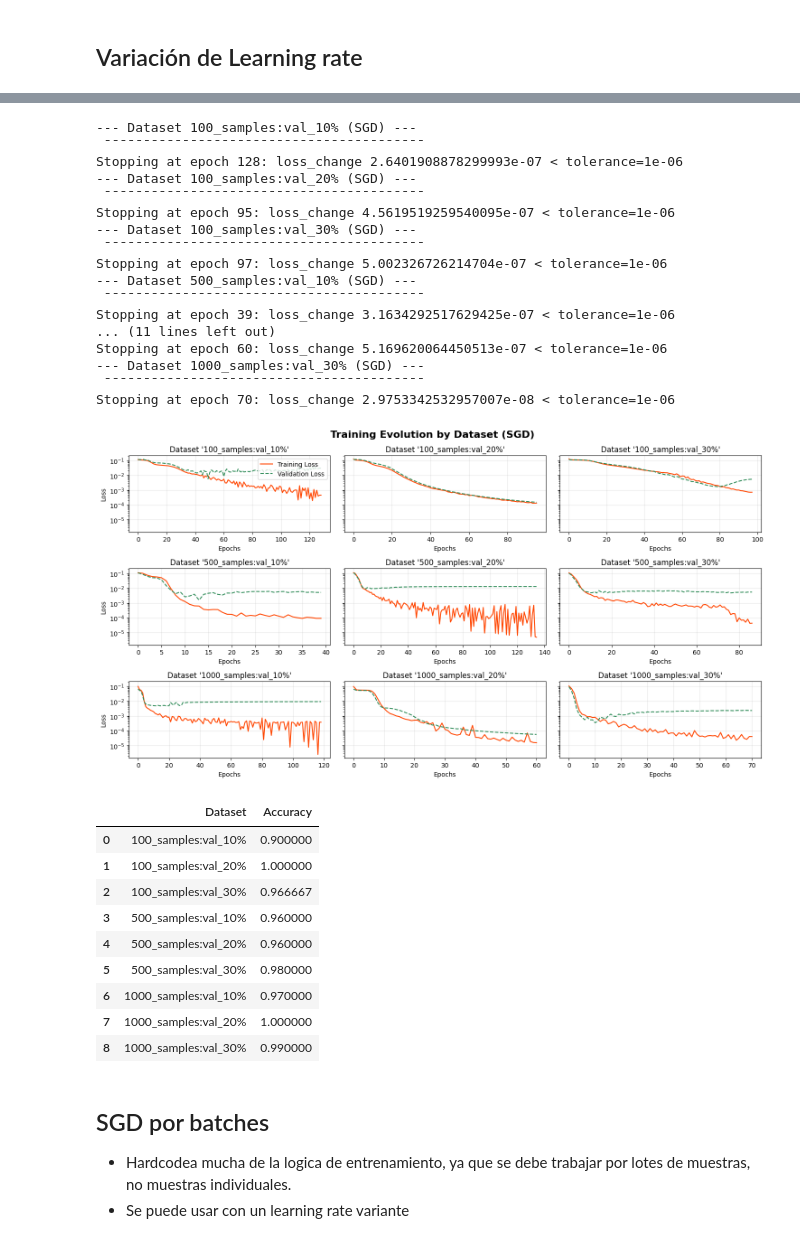
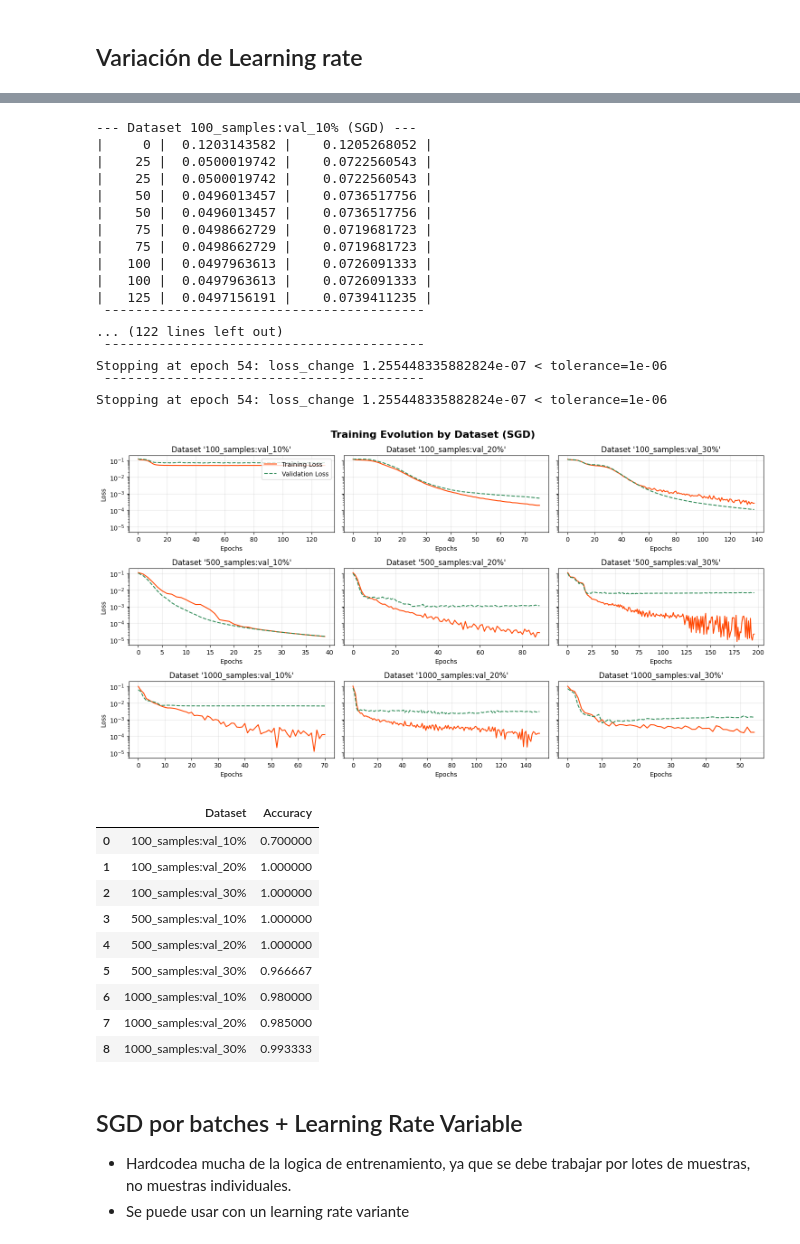
Before and after one commit to elepad-org/mlp, a Jupyter notebook: model/notebook.ipynb, the cells around one changed output, grey strips where cells are left out. Drawn from its saved outputs; the diff is of its cells as text; code cells hidden in the pictures.

```diff
--- a/model/notebook.ipynb
+++ b/model/notebook.ipynb
@@ -858,11 +857,7 @@ def plot_training_evolution(
             res["epochs"], res["train_losses"], color="orangered", label="Training Loss"
         )
         ax.plot(
-            res["epochs"],
-            res["val_losses"],
-            color="seagreen",
-            linestyle="--",
-            label="Validation Loss",
+            res["epochs"], res["val_losses"], color="seagreen", linestyle="--", label="Validation Loss",
         )
 
         ax.set_yscale("log")
@@ -1363,7 +1355,8 @@ def train_with_sgd(datasets, mlp_factory, batch_size=1, shuffle=True, tolerance=
             val_avg_loss = val_epoch_loss / len(val_df)
             val_losses.append(val_avg_loss)
 
-            #print(f"Epoch {epoch:4d} | train_loss={avg_loss:.10f} | val_loss={val_avg_loss:.10f}")
+            if epoch % 25 == 0:
+                print(f"| {epoch:5} | {avg_loss:13.10f} | {val_avg_loss:15.10f} |")
 
             # stopping condition
             if abs(avg_loss - prev_avg_loss) < tolerance:
@@ -1373,59 +1366,59 @@ def train_with_sgd(datasets, mlp_factory, batch_size=1, shuffle=True, tolerance=
 
             prev_avg_loss = avg_loss
             epoch += 1
 
         results.append({
             'dataset_name': key,
             'mlp': mlp,
             'epochs': range(len(train_losses)),
             'train_losses': train_losses,
             'val_losses': val_losses,
         })
 
     return results
 
 # parametros
 results_sgd = train_with_sgd(
     datasets,
     lambda: MLP2((100, 10, 5, 3), "sigmoid", 0.1, 0.1),
     batch_size=1,
     shuffle=True,
     tolerance=1e-6,
 )
 
 plot_training_evolution(results_sgd, title="Training Evolution by Dataset (SGD)")
 compute_validation_accuracies(results_sgd, datasets)
 # %% [output]
 --- Dataset 100_samples:val_10% (SGD) ---
+|     0 |  0.1203143582 |    0.1205268052 |
+|    25 |  0.0500019742 |    0.0722560543 |
+|    25 |  0.0500019742 |    0.0722560543 |
+|    50 |  0.0496013457 |    0.0736517756 |
+|    50 |  0.0496013457 |    0.0736517756 |
+|    75 |  0.0498662729 |    0.0719681723 |
+|    75 |  0.0498662729 |    0.0719681723 |
+|   100 |  0.0497963613 |    0.0726091333 |
+|   100 |  0.0497963613 |    0.0726091333 |
+|   125 |  0.0497156191 |    0.0739411235 |
  ¯¯¯¯¯¯¯¯¯¯¯¯¯¯¯¯¯¯¯¯¯¯¯¯¯¯¯¯¯¯¯¯¯¯¯¯¯¯¯¯¯
-Stopping at epoch 128: loss_change 2.6401908878299993e-07 < tolerance=1e-06
---- Dataset 100_samples:val_20% (SGD) ---
+... (122 lines left out)
  ¯¯¯¯¯¯¯¯¯¯¯¯¯¯¯¯¯¯¯¯¯¯¯¯¯¯¯¯¯¯¯¯¯¯¯¯¯¯¯¯¯
-Stopping at epoch 95: loss_change 4.5619519259540095e-07 < tolerance=1e-06
---- Dataset 100_samples:val_30% (SGD) ---
+Stopping at epoch 54: loss_change 1.255448335882824e-07 < tolerance=1e-06
  ¯¯¯¯¯¯¯¯¯¯¯¯¯¯¯¯¯¯¯¯¯¯¯¯¯¯¯¯¯¯¯¯¯¯¯¯¯¯¯¯¯
-Stopping at epoch 97: loss_change 5.002326726214704e-07 < tolerance=1e-06
---- Dataset 500_samples:val_10% (SGD) ---
- ¯¯¯¯¯¯¯¯¯¯¯¯¯¯¯¯¯¯¯¯¯¯¯¯¯¯¯¯¯¯¯¯¯¯¯¯¯¯¯¯¯
-Stopping at epoch 39: loss_change 3.1634292517629425e-07 < tolerance=1e-06
-... (11 lines left out)
-Stopping at epoch 60: loss_change 5.169620064450513e-07 < tolerance=1e-06
---- Dataset 1000_samples:val_30% (SGD) ---
- ¯¯¯¯¯¯¯¯¯¯¯¯¯¯¯¯¯¯¯¯¯¯¯¯¯¯¯¯¯¯¯¯¯¯¯¯¯¯¯¯¯
-Stopping at epoch 70: loss_change 2.9753342532957007e-08 < tolerance=1e-06
+Stopping at epoch 54: loss_change 1.255448335882824e-07 < tolerance=1e-06
-[figure, old version]
+[figure, new version]
 |  | Dataset | Accuracy |
-| 0 | 100_samples:val_10% | 0.900000 |
+| 0 | 100_samples:val_10% | 0.700000 |
 | 1 | 100_samples:val_20% | 1.000000 |
-| 2 | 100_samples:val_30% | 0.966667 |
-| 3 | 500_samples:val_10% | 0.960000 |
-| 4 | 500_samples:val_20% | 0.960000 |
-| 5 | 500_samples:val_30% | 0.980000 |
-| 6 | 1000_samples:val_10% | 0.970000 |
-| 7 | 1000_samples:val_20% | 1.000000 |
-| 8 | 1000_samples:val_30% | 0.990000 |
+| 2 | 100_samples:val_30% | 1.000000 |
+| 3 | 500_samples:val_10% | 1.000000 |
+| 4 | 500_samples:val_20% | 1.000000 |
+| 5 | 500_samples:val_30% | 0.966667 |
+| 6 | 1000_samples:val_10% | 0.980000 |
+| 7 | 1000_samples:val_20% | 0.985000 |
+| 8 | 1000_samples:val_30% | 0.993333 |
 # %% [markdown]
-## SGD por batches
+## SGD por batches + Learning Rate Variable
 
 - Hardcodea mucha de la logica de entrenamiento, ya que se debe trabajar por lotes de muestras, no muestras individuales.
 - Se puede usar con un learning rate variante
```
Also changed, not shown: parts of 7 cells of this notebook.
